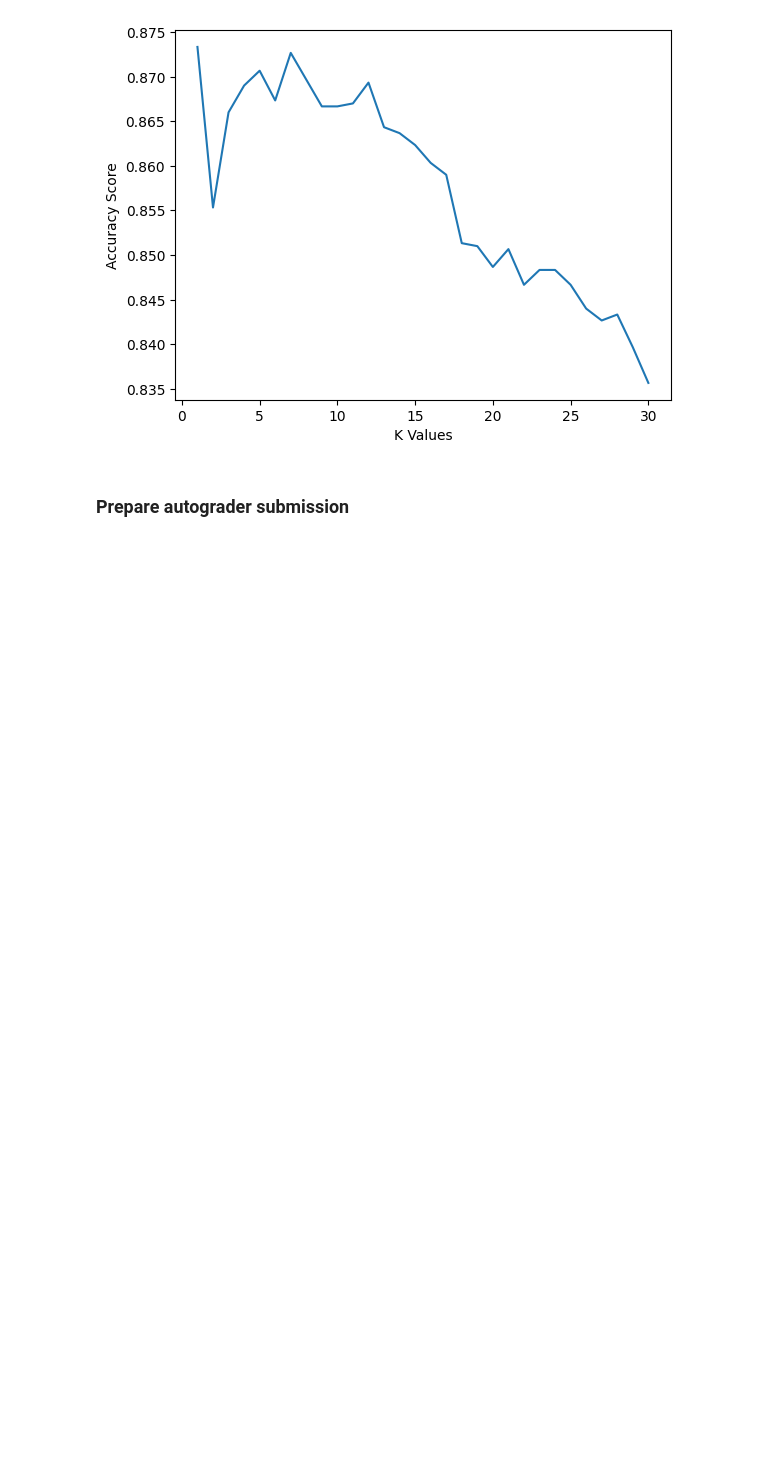
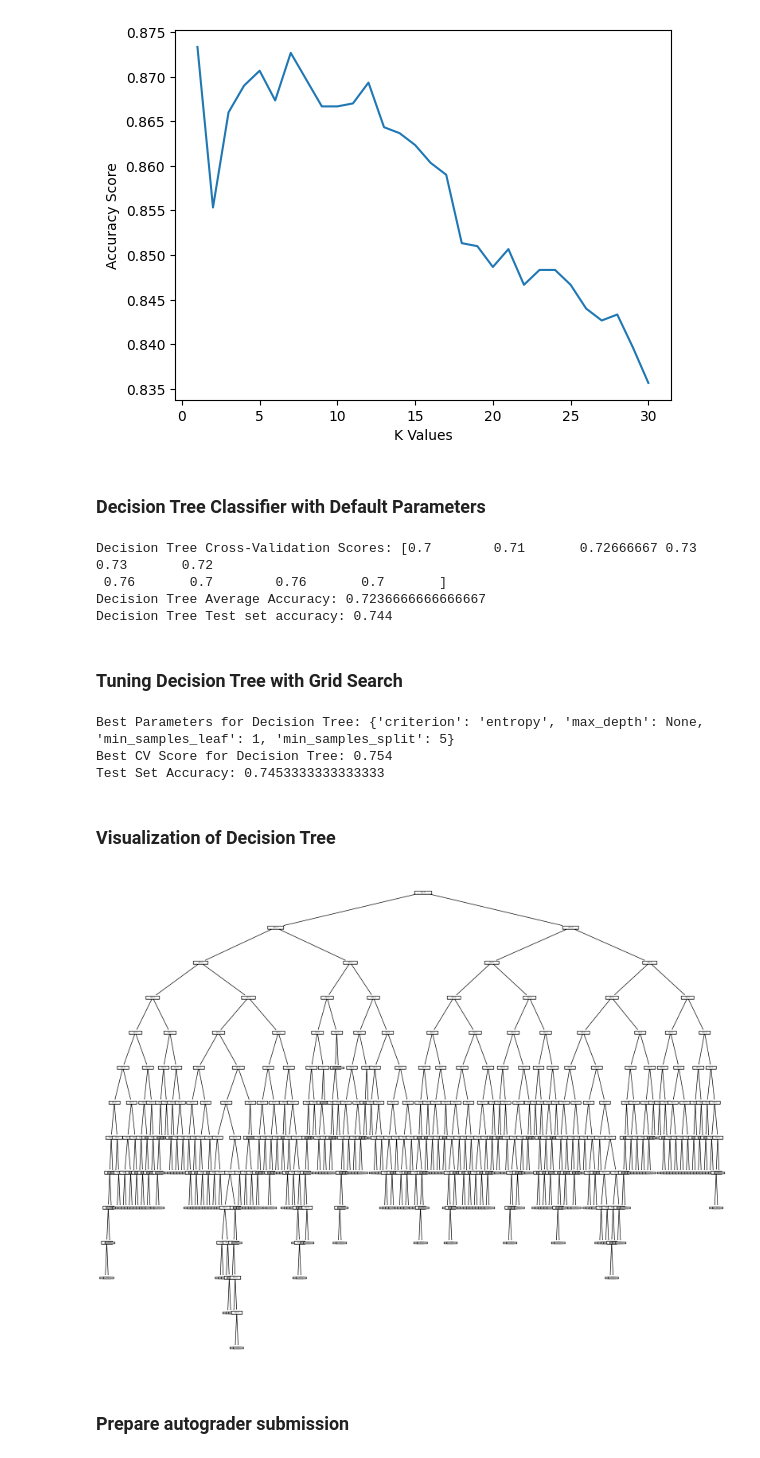
Before and after one commit to selinceydeli/Digit_Classification_Machine_Learning_Project, a Jupyter notebook: Digit_Classification_Code.ipynb, the cells around one changed output. Drawn from its saved outputs; the diff is of its cells as text; code cells hidden in the pictures; blank space fills up the shorter version.

```diff
--- a/Digit_Classification_Code.ipynb
+++ b/Digit_Classification_Code.ipynb
@@ -422,6 +453,63 @@ Average Accuracy: 0.8573444444444445
 1
 Accuracy: 0.8866666666666667
 [figure]
+# %% [markdown]
+### Decision Tree Classifier with Default Parameters
+# %%
+tree_clf = DecisionTreeClassifier(random_state=0)
+
+tree_cv_scores = cross_val_score(tree_clf, X_train, y_train, cv=10, scoring='accuracy')
+print("Decision Tree Cross-Validation Scores:", tree_cv_scores)
+print("Decision Tree Average Accuracy:", tree_cv_scores.mean())
+
+tree_clf.fit(X_train, y_train)
+tree_test_accuracy = tree_clf.score(X_test, y_test)
+print("Decision Tree Test set accuracy:", tree_test_accuracy)
+# %% [output]
+Decision Tree Cross-Validation Scores: [0.7        0.71       0.72666667 0.73       0.73       0.72
+ 0.76       0.7        0.76       0.7       ]
+Decision Tree Average Accuracy: 0.7236666666666667
+Decision Tree Test set accuracy: 0.744
+# %% [markdown]
+### Tuning Decision Tree with Grid Search
+# %%
+from sklearn.model_selection import KFold, GridSearchCV
+
+#tree_clf.get_params()
+tree_grid = {"max_depth": [None, 5, 10, 20],
+             "min_samples_leaf": [1, 2, 5],
+             "min_samples_split": [2, 5, 10],
+             "criterion": ["gini", "entropy"]
+             }
+
+dt = DecisionTreeClassifier(random_state=0)
+tree_grid_clf = GridSearchCV(estimator=dt, param_grid=tree_grid, cv=10)
+tree_grid_clf.fit(X_train, y_train)
+
+tree_best_params = tree_grid_clf.best_params_
+print("Best Parameters for Decision Tree:", tree_best_params)
+
+tree_best_cv_score = tree_grid_clf.best_score_
+print("Best CV Score for Decision Tree:", tree_best_cv_score)
+
+tree_tune_test_accuracy = tree_grid_clf.score(X_test, y_test)
+print("Test Set Accuracy:", tree_tune_test_accuracy)
+# %% [output]
+Best Parameters for Decision Tree: {'criterion': 'entropy', 'max_depth': None, 'min_samples_leaf': 1, 'min_samples_split': 5}
+Best CV Score for Decision Tree: 0.754
+Test Set Accuracy: 0.7453333333333333
+# %% [markdown]
+### Visualization of Decision Tree
+# %%
+from sklearn.tree import plot_tree
+import matplotlib.pyplot as plt
+
+best_tree = tree_grid_clf.best_estimator_
+plt.figure(figsize=(20, 16))
+plot_tree(best_tree)
+plt.show()
+# %% [output]
+[figure, added]
 # %% [markdown]
 ### Prepare autograder submission
 # %% [markdown]
```
Also changed, not shown: parts of 6 cells of this notebook, 1 other file.
